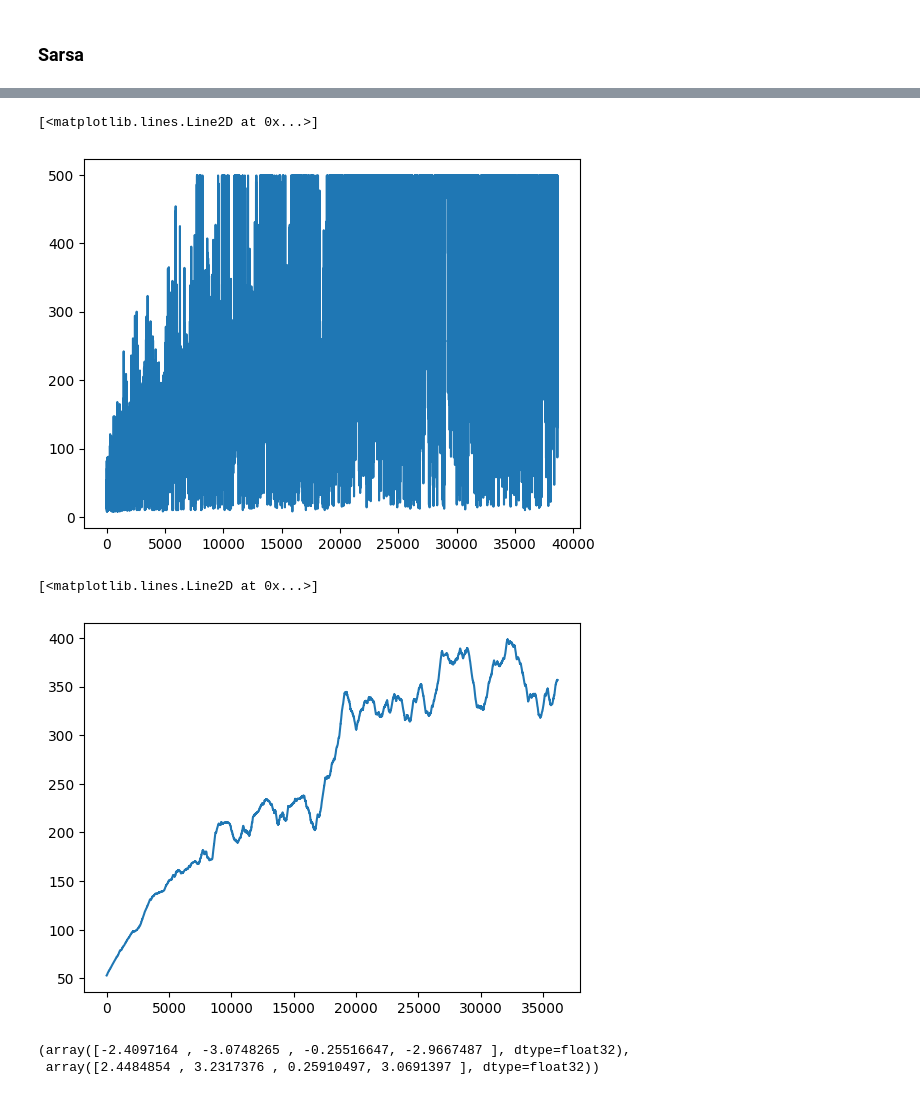
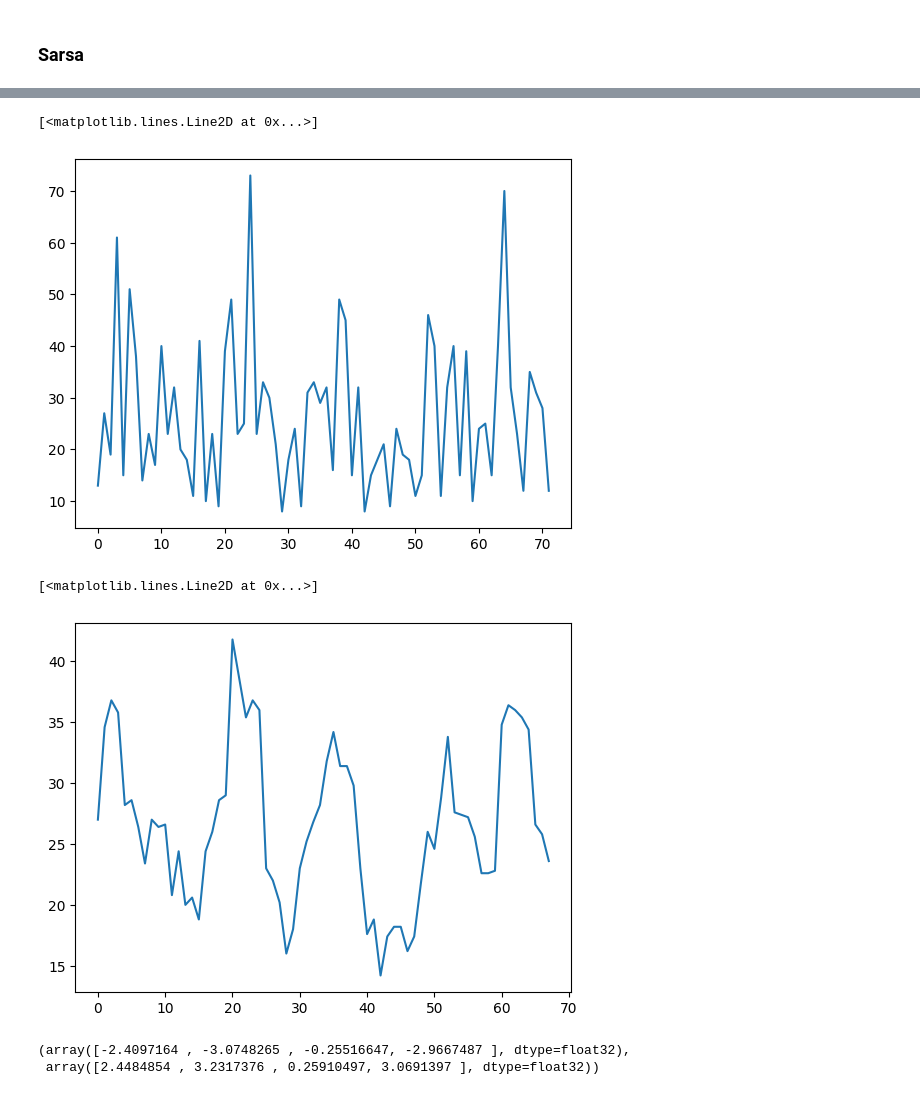
Before and after one commit to tyrrr-aj/associata, a Jupyter notebook: pyassoc/rl.ipynb, the cells around one changed output, grey strips where cells are left out. Saved outputs shown, nothing was run; the diff lists cells and outputs as text; code cells hidden in the pictures.

Commit message:
Backup in panic mode

```diff
--- a/pyassoc/rl.ipynb
+++ b/pyassoc/rl.ipynb
@@ -92,30 +9,0 @@ class TD(ABC):
-# %%
-class Sarsa(TD):
-    def _get_state(self, observation):
-        indices = np.floor((observation - self._state_space_bounds[0, :]) / self._state_space_epsilon)
-        return np.clip(indices, np.zeros(len(self._state_space_shape)), self._state_space_shape - 1).astype('int')
-
-
-    def _get_action(self, state):
-        if np.random.random() < self.greedy_epsilon:
-            # exploratory action
-            return np.array([np.random.choice(self._action_space)])
-
-        else:
-            # exploiting action
-            action_values = self.q[*state, :]
-            max_action_value = np.max(action_values)
-            max_actions = np.argwhere(action_values == max_action_value)
-            if (len(max_actions) > 1):
-                action_index = np.random.randint(max_actions.shape[0])
-            else:
-                action_index = 0
-            return max_actions[action_index]
-
-
-    def _init_q(self):
-        self.q = np.zeros(tuple(self._state_space_shape) + self._action_space.shape)
-
-
-    def _update_q(self, next_state, next_action, reward):
-        self.q[*self._last_state, *self._last_action] += self.alpha * (reward + self.gamma * self.q[*next_state, *next_action] - self.q[*self._last_state, *self._last_action])
@@ -298,7 +38,7 @@ NameError: name 'Sarsa' is not defined
 # %%
 sarsa.alpha = 0.25
 # %%
-env = gym.make("CartPole-v1", render_mode="human")
+env = gym.make("CartPole-v1", render_mode="rgb_array")
 observation, info = env.reset()
 
 reward = None
@@ -306,7 +46,7 @@ reward = None
 # min_obs = observation
 # max_obs = observation
 
-for _ in range(1000):
+for _ in range(2000):
     action = sarsa.step(observation, reward)[0]
     observation, reward, terminated, truncated, info = env.step(action)
 
@@ -324,14 +82,14 @@ env.close()
 plt.plot(sarsa.episode_rewards)
 # %% [output]
 [<matplotlib.lines.Line2D at 0x...>]
-[figure, old version]
+[figure, new version]
 # %%
-n = 2500
+n = 5
 ma = np.convolve(sarsa.episode_rewards, np.ones(n) / n, 'valid')
 plt.plot(ma)
 # %% [output]
 [<matplotlib.lines.Line2D at 0x...>]
-[figure, old version]
+[figure, new version]
 # %%
 import pickle
 
```
Also changed, not shown: parts of 22 cells of this notebook, 15 other files.
